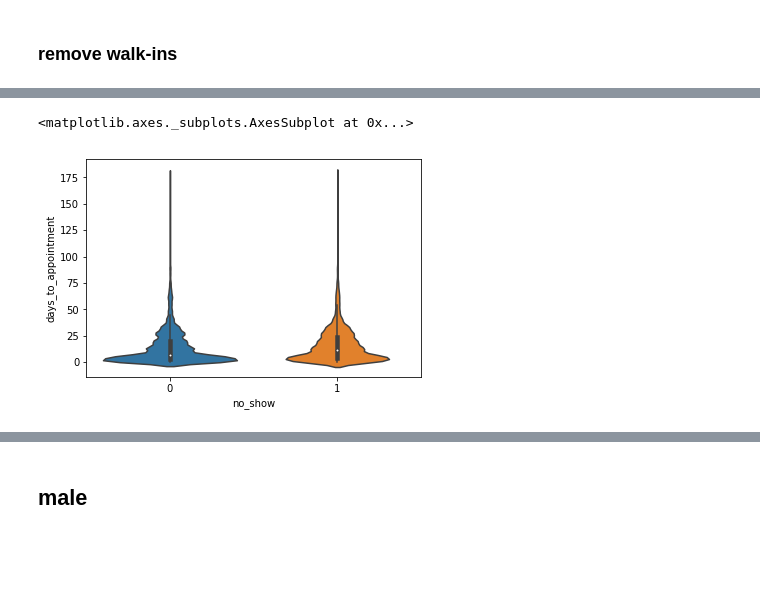
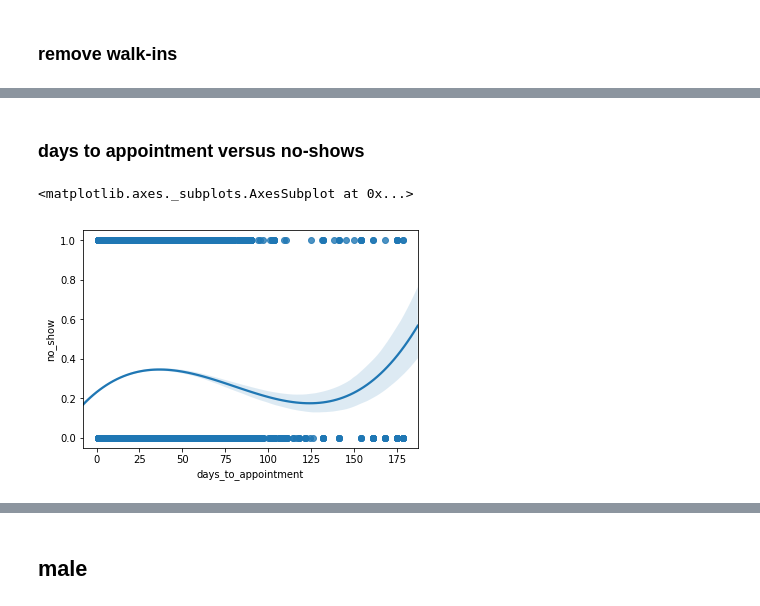
Before and after one commit to ncernek/medical_no_shows, a Jupyter notebook: correlations.ipynb, the cells around one changed output, grey strips where cells are left out. Cells and saved outputs as stored; diff of their text form; code cells hidden in the pictures; blank space fills up the shorter version.

```diff
--- a/correlations.ipynb
+++ b/correlations.ipynb
@@ -92,5 +92,5 @@ it looks like for the majority of appointments,the scheduled day comes after the
 # %%
-appointments_2 = appointments_1[appointments_1['days_to_appointment'] >= 0]
+appointments_2 = appointments_1[appointments_1['days_to_appointment'] > 0]
 # %%
 (appointments_1.shape[0] - appointments_2.shape[0]) / appointments_1.shape[0] * 100
 # %% [output]
@@ -102,5 +106,7 @@ note that by removing walk-ins we reduce our data set by 34%
+# %% [markdown]
+### days to appointment versus no-shows
 # %%
-sns.violinplot(x='no_show',y='days_to_appointment',data=appointments_2)
+sns.regplot(x='days_to_appointment',y='no_show',data=appointments_2,order=3)
 # %% [output]
 <matplotlib.axes._subplots.AxesSubplot at 0x...>
-[figure, old version]
+[figure, new version]
```
Also changed, not shown: parts of 65 cells of this notebook, 1 other file.
